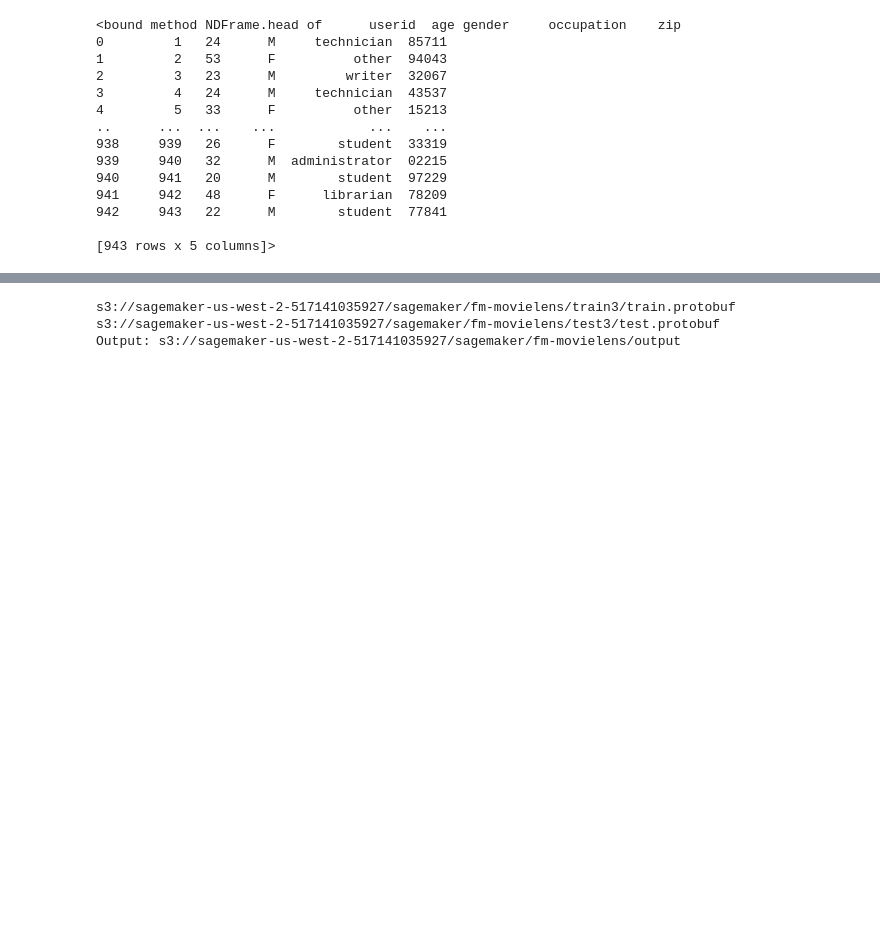
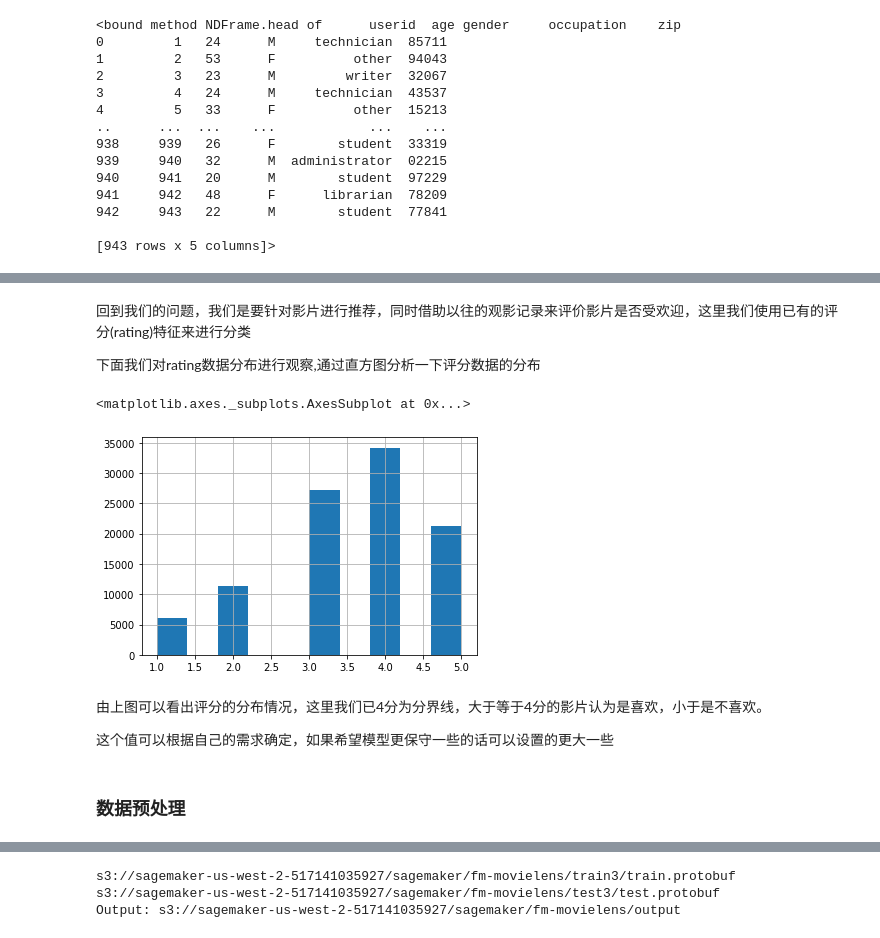
Before and after one commit to VerRan/sagemaker-recommendation-workshop, a Jupyter notebook: 03-Factorization-Machines-Movielens.ipynb, the cells around one changed output, grey strips where cells are left out. Drawn from its saved outputs; the diff is of its cells as text; code cells hidden in the pictures; blank space fills up the shorter version.

```diff
--- a/03-Factorization-Machines-Movielens.ipynb
+++ b/03-Factorization-Machines-Movielens.ipynb
@@ -155 +181,16 @@ from scipy.sparse import lil_matrix
+# %% [markdown]
+回到我们的问题，我们是要针对影片进行推荐，同时借助以往的观影记录来评价影片是否受欢迎，这里我们使用已有的评分(rating)特征来进行分类
+
+下面我们对rating数据分布进行观察,通过直方图分析一下评分数据的分布
+# %%
+data['rating'].hist()
+# %% [output]
+<matplotlib.axes._subplots.AxesSubplot at 0x...>
+[figure, added]
+# %% [markdown]
+由上图可以看出评分的分布情况，这里我们已4分为分界线，大于等于4分的影片认为是喜欢，小于是不喜欢。
+
+这个值可以根据自己的需求确定，如果希望模型更保守一些的话可以设置的更大一些
+# %% [markdown]
+### 数据预处理
 # %%
```
Also changed, not shown: parts of 39 cells of this notebook, 26 other files.
